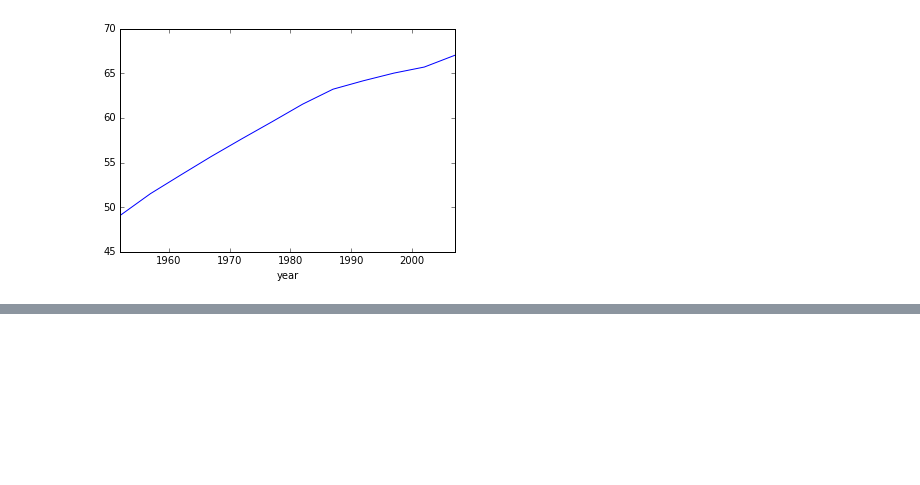
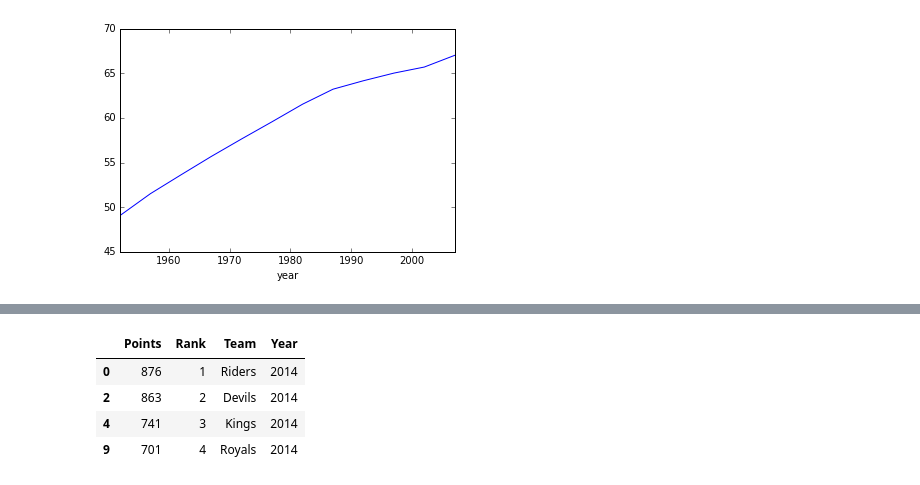
Before and after one commit to digambar-malla/PandasLab, a Jupyter notebook: Lab_2304.ipynb, the cells around one changed output, grey strips where cells are left out. Drawn from its saved outputs; the diff is of its cells as text; code cells hidden in the pictures; blank space fills up the shorter version.

```diff
--- a/Lab_2304.ipynb
+++ b/Lab_2304.ipynb
@@ -99,0 +160,9 @@ gb.plot()
+# %%
+fgroup = df3.groupby(['Year'])
+fgroup.get_group(2014)
+# %% [output]
+|  | Points | Rank | Team | Year |
+| 0 | 876 | 1 | Riders | 2014 |
+| 2 | 863 | 2 | Devils | 2014 |
+| 4 | 741 | 3 | Kings | 2014 |
+| 9 | 701 | 4 | Royals | 2014 |
```
Also changed, not shown: parts of 3 cells of this notebook.
